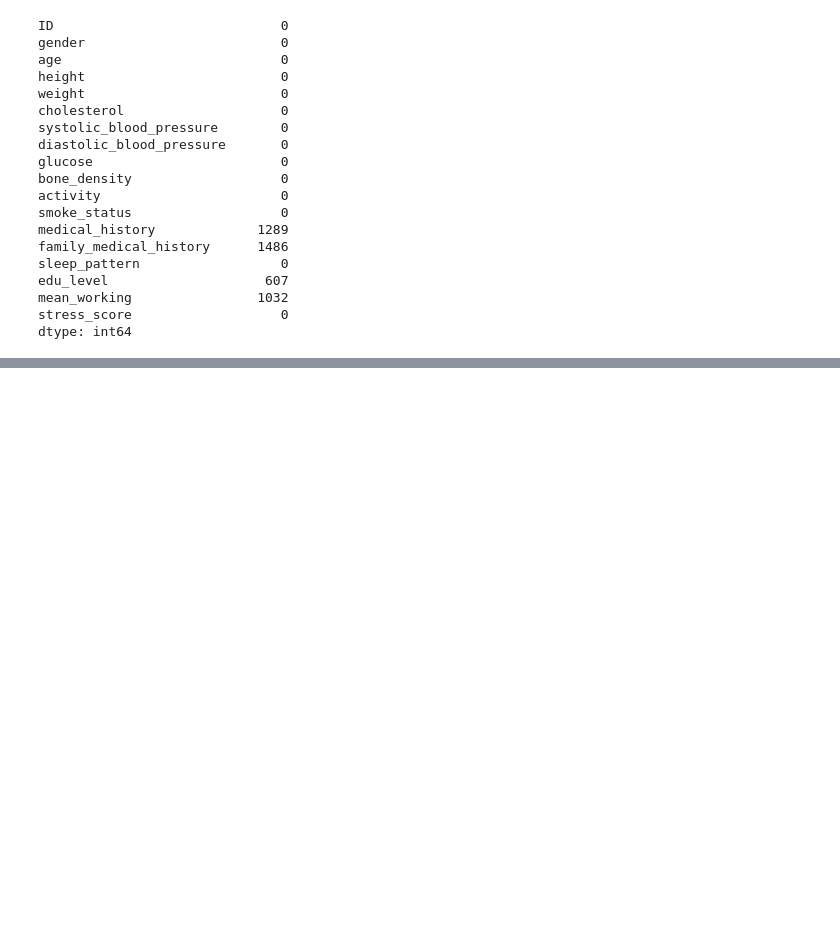
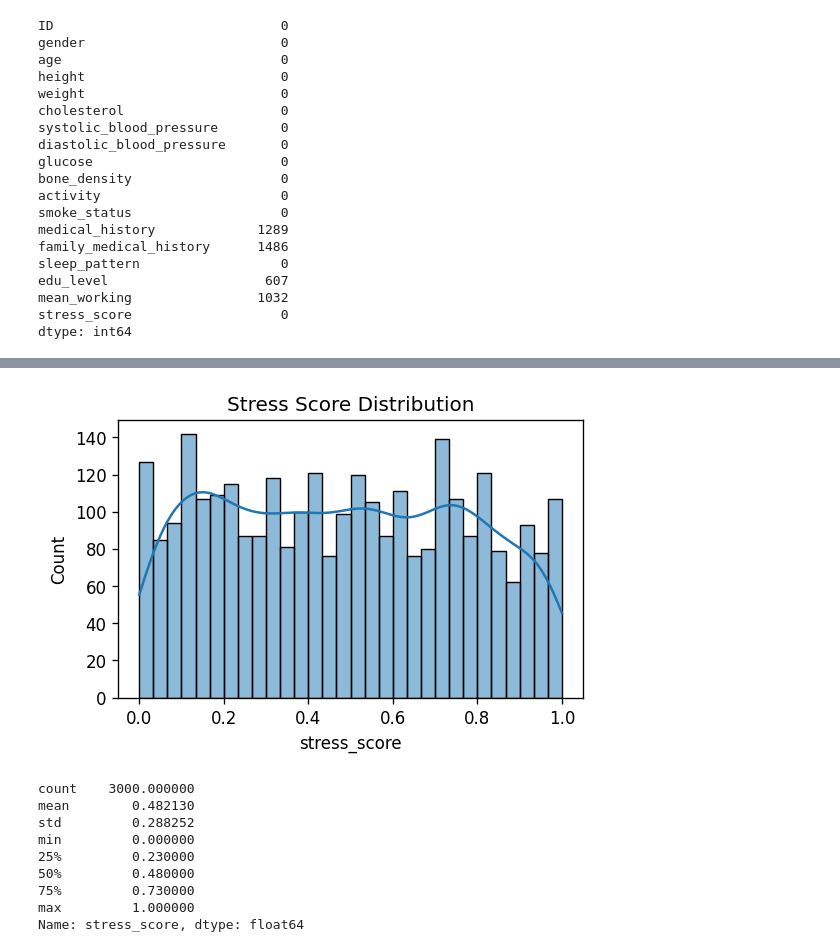
Before and after one commit to dlsdud9098/dacon_project, a Jupyter notebook: dacon_basic_stress/main1.ipynb, the cells around one changed output, grey strips where cells are left out. Saved outputs shown, nothing was run; the diff lists cells and outputs as text; code cells hidden in the pictures; blank space fills up the shorter version.

```diff
--- a/dacon_basic_stress/main1.ipynb
+++ b/dacon_basic_stress/main1.ipynb
@@ -1,4 +1,12 @@
 # %%
 import pandas as pd
 import numpy as np
+import matplotlib.pyplot as plt
+import seaborn as sns
+plt.rcParams["figure.dpi"] = 120
+# %%
+# 데이터 불러오기
+train = pd.read_csv('datas/train.csv', encoding='utf-8')
+test_df = pd.read_csv('datas/test.csv', encoding='utf-8')
+sample_submission_df = pd.read_csv('datas/sample_submission.csv', encoding='utf-8')
 # %%
@@ -44,0 +145,21 @@ dtype: int64
+# %%
+# ─────────────────────────────────────────────
+# 셀 3 : 타깃(stress_score) 분포 확인
+# ─────────────────────────────────────────────
+plt.figure(figsize=(5,3))
+sns.histplot(train["stress_score"], kde=True, bins=30)
+plt.title("Stress Score Distribution")
+plt.show()
+
+print(train["stress_score"].describe())
+# %% [output]
+[figure, added]
+count    3000.000000
+mean        0.482130
+std         0.288252
+min         0.000000
+25%         0.230000
+50%         0.480000
+75%         0.730000
+max         1.000000
+Name: stress_score, dtype: float64
```
Also changed, not shown: parts of 4 cells of this notebook, 4 other files.
